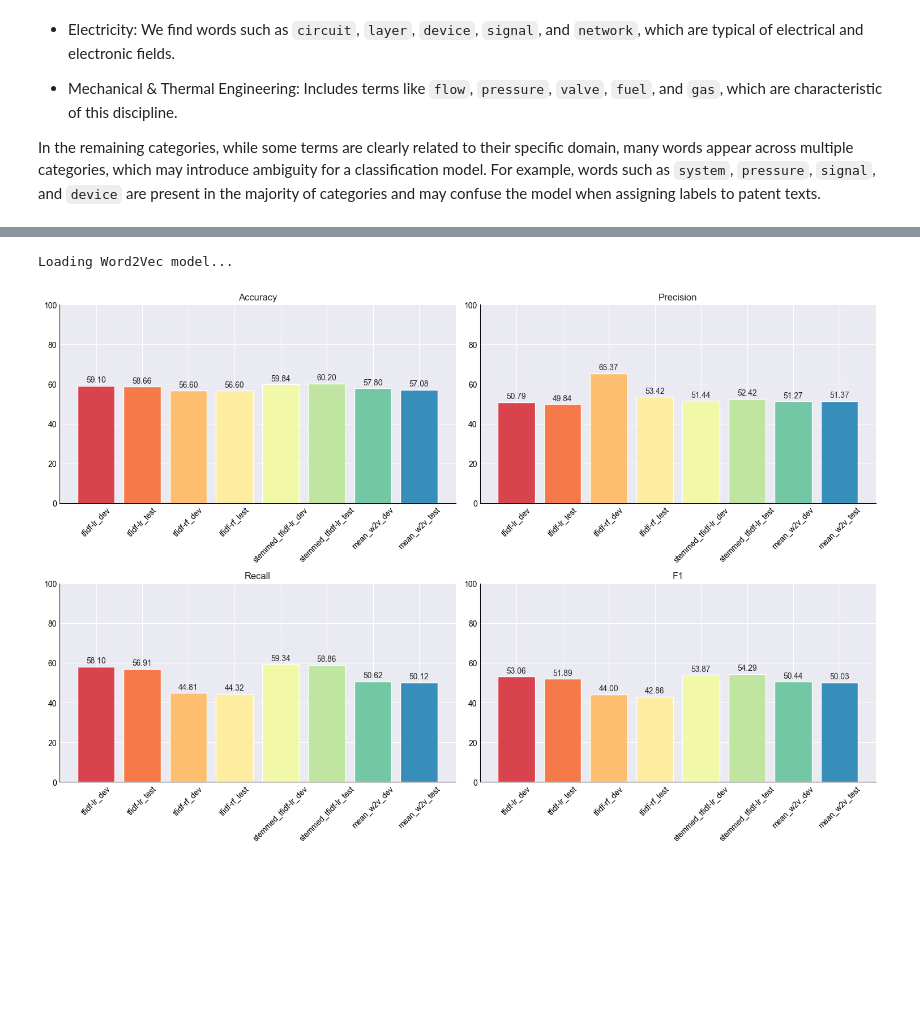
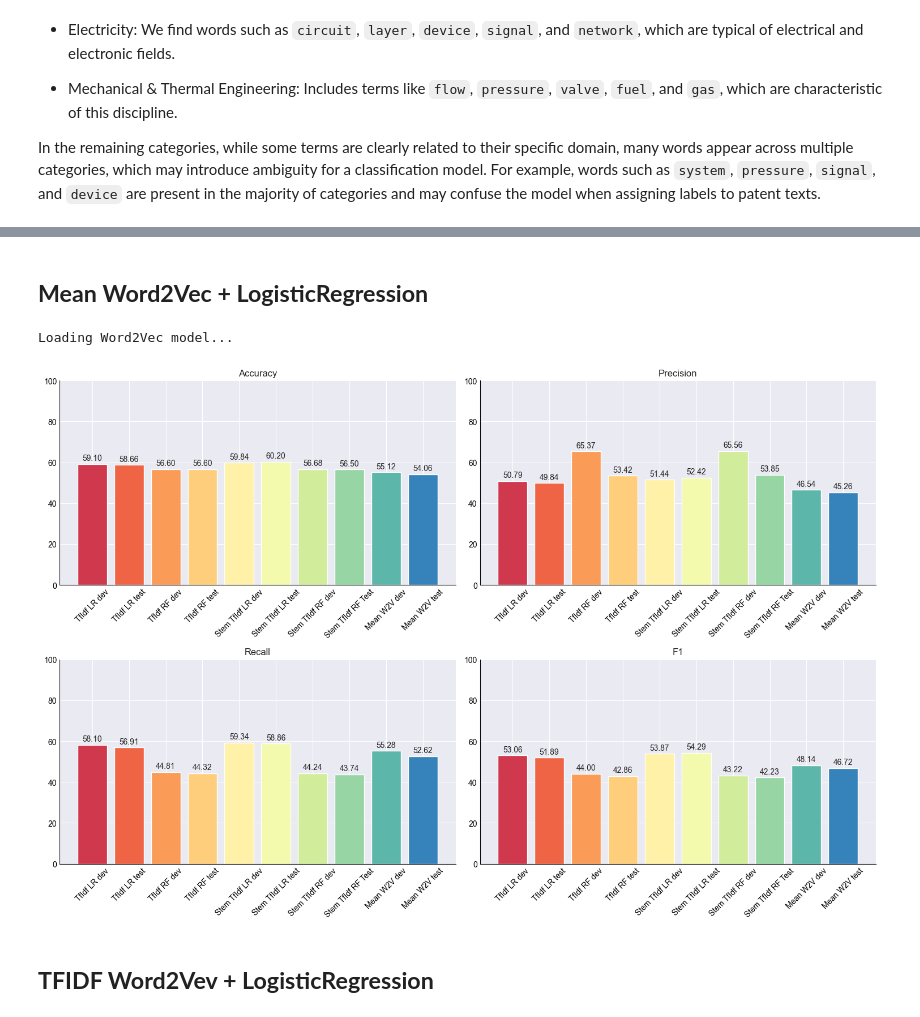
Before and after one commit to m9o8/anlp_final_project, a Jupyter notebook: code/task1.ipynb, the cells around one changed output, grey strips where cells are left out. Drawn from its saved outputs; the diff is of its cells as text; code cells hidden in the pictures; blank space fills up the shorter version.

Commit message:
add comments MD and some more plots

```diff
--- a/code/task1.ipynb
+++ b/code/task1.ipynb
@@ -537,15 +692,15 @@ pipeline = Pipeline([
 #Train the model
 pipeline.fit(df_train["text"], df_train["label"])
 
-# Evaluate on dev set
+# Evaluate on dev settf
 y_dev_pred = pipeline.predict(df_val["text"])
 y_dev_true = df_val['label']
-results.run(y_dev_true, y_dev_pred, 'tfidf-rf_dev')
+results.run(y_dev_true, y_dev_pred, 'TfIdf RF dev')
 
 # Test on test set
 y_test_pred = pipeline.predict(df_test['text'])
 y_test_true = df_test['label']
-results.run(y_test_true, y_test_pred, 'tfidf-rf_test')
+results.run(y_test_true, y_test_pred, 'TfIdf RF test')
 results.plot()
 # %% [output]
 [Parallel(n_jobs=-1)]: Using backend ThreadingBackend with 8 concurrent workers.
@@ -597,11 +758,11 @@ pipeline.fit(df_train["text"], df_train["label"])
 # Evaluate on dev set
 y_dev_pred = pipeline.predict(df_val["text"])
 y_dev_true = df_val['label']
-results.run(y_dev_true, y_dev_pred, 'stemmed_tfidf-lr_dev')
+results.run(y_dev_true, y_dev_pred, 'Stem TfIdf LR dev')
 
 # Test on test set
 y_test_pred = pipeline.predict(df_test['text'])
 y_test_true = df_test['label']
-results.run(y_test_true, y_test_pred, 'stemmed_tfidf-lr_test')
+results.run(y_test_true, y_test_pred, 'Stem TfIdf LR test')
 results.plot()
 # %% [output]
@@ -608,0 +772,29 @@ results.plot()
+# %%
+# Update pipeline to include stemming
+pipeline = Pipeline([
+    ("preprocessor", FunctionTransformer(lambda X: [remove_special_characters(text) for text in X])),
+    ('stemmer', StemTransformer()),
+    ('tfidf', TfidfVectorizer(**tfidf_params)),
+    ('randomforest', RandomForestClassifier(
+        n_estimators=500,
+        max_depth=50,
+        random_state=42,
+        n_jobs=-1,
+        verbose=1,
+        class_weight='balanced_subsample'
+    ))
+])
+
+#Train the model
+pipeline.fit(df_train["text"], df_train["label"])
+
+# Evaluate on dev set
+y_dev_pred = pipeline.predict(df_val["text"])
+y_dev_true = df_val['label']
+results.run(y_dev_true, y_dev_pred, 'Stem TfIdf RF dev')
+
+# Test on test set
+y_test_pred = pipeline.predict(df_test['text'])
+y_test_true = df_test['label']
+results.run(y_test_true, y_test_pred, 'Stem TfIdf RF Test')
+results.plot()
@@ -609,3 +818,5 @@ results.plot()
+# %% [markdown]
+## **Mean Word2Vec + LogisticRegression**
 # %%
 # Load StaticVectors model
 print("Loading Word2Vec model...")
@@ -621,37 +832,39 @@ def get_word2vec_embedding(text: str) -> np.ndarray:
     if results:
         return np.mean(results, axis=0)
     else:
         return np.zeros(word2vec_model.vector_size)
 
 
 class MeanEmbeddingVectorizer(BaseEstimator, TransformerMixin):
     def _init_(self):
         pass
 
     def fit(self, X, y=None):
         return self
 
     def transform(self, X):
         return np.array([get_word2vec_embedding(text) for text in X])
 
 
 
 mean_pipeline = make_pipeline(
     FunctionTransformer(lambda X: [remove_special_characters(text) for text in X]),
     MeanEmbeddingVectorizer(),
     StandardScaler(),
-    LogisticRegression(max_iter=1000, random_state=42)
+    LogisticRegression(max_iter=1000, random_state=42, class_weight='balanced', multi_class='multinomial', C=2, penalty='l2', solver='lbfgs')
 )
 
 mean_pipeline.fit(df_train['text'], df_train['label'])
 y_pred_mean = mean_pipeline.predict(df_val['text'])
 y_pred_mean_test = mean_pipeline.predict(df_test['text'])
-results.run(df_val['label'], y_pred_mean, "mean_w2v_dev")
-results.run(df_test['label'], y_pred_mean_test, "mean_w2v_test")
+results.run(df_val['label'], y_pred_mean, "Mean W2V dev")
+results.run(df_test['label'], y_pred_mean_test, "Mean W2V test")
 results.plot()
 # %% [output]
 Loading Word2Vec model...
-[figure, old version]
+[figure, new version]
+# %% [markdown]
+## **TFIDF Word2Vev + LogisticRegression**
 # %%
 class TfidfEmbeddingVectorizer(BaseEstimator, TransformerMixin):
     def __init__(self, word2vec_model):
```
Also changed, not shown: parts of 36 cells of this notebook.
